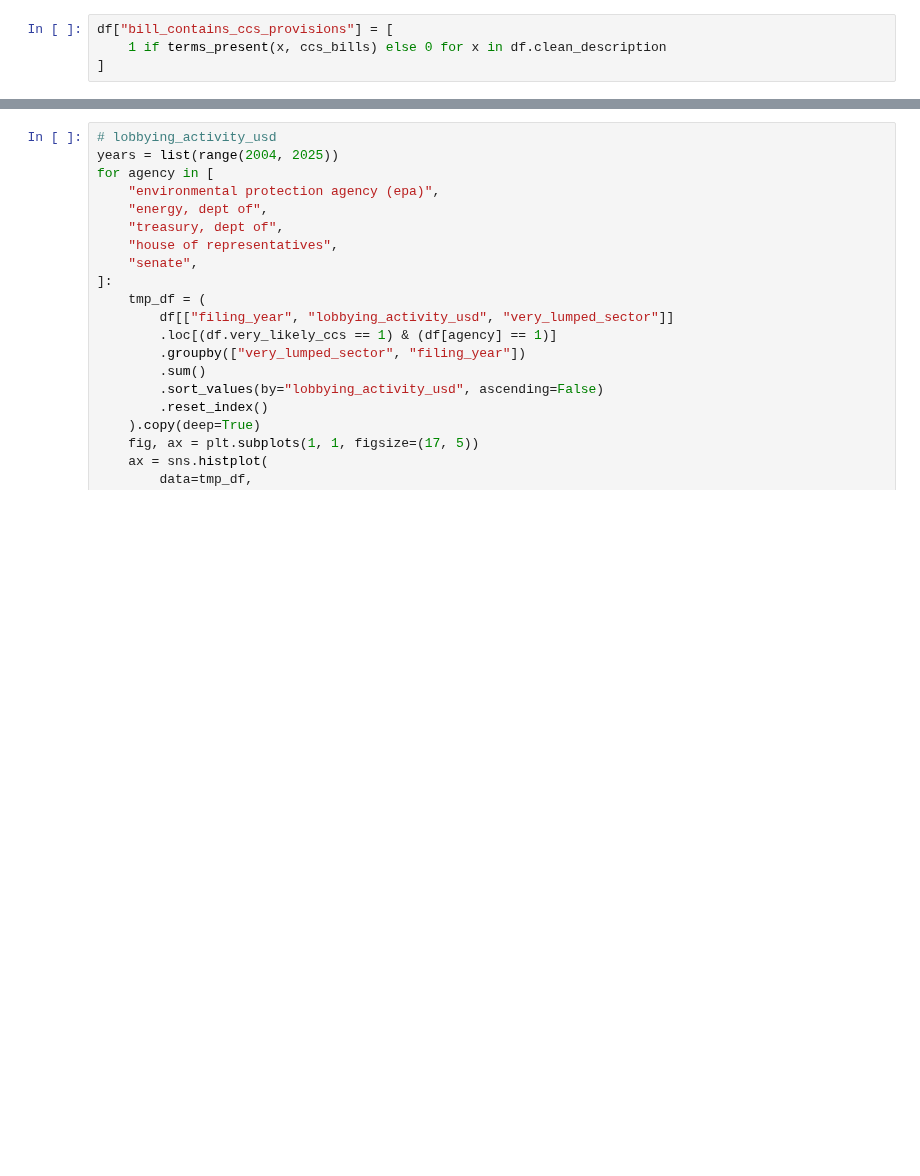
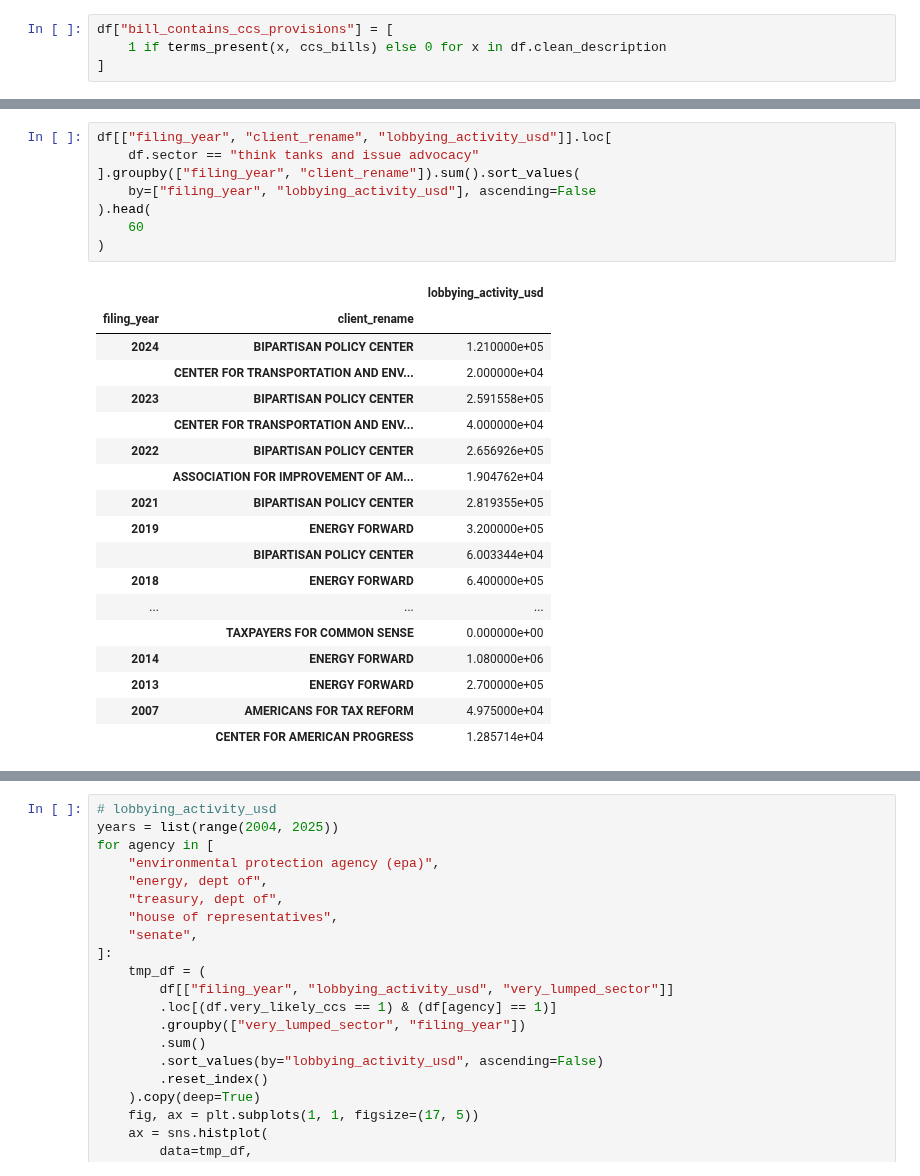
Before and after one commit to lindseygulden/leg-up, a Jupyter notebook: projects/lobbying/analysis.ipynb, the cells around one changed output, grey strips where cells are left out. Drawn from its saved outputs; the diff is of its cells as text; blank space fills up the shorter version.

```diff
--- a/projects/lobbying/analysis.ipynb
+++ b/projects/lobbying/analysis.ipynb
@@ -171 +267,28 @@ very_lumped_order = list(
+# %%
+df[["filing_year", "client_rename", "lobbying_activity_usd"]].loc[
+    df.sector == "think tanks and issue advocacy"
+].groupby(["filing_year", "client_rename"]).sum().sort_values(
+    by=["filing_year", "lobbying_activity_usd"], ascending=False
+).head(
+    60
+)
+# %% [output]
+|  |  | lobbying_activity_usd |
+| filing_year | client_rename |  |
+| 2024 | BIPARTISAN POLICY CENTER | 1.210000e+05 |
+|  | CENTER FOR TRANSPORTATION AND ENV... | 2.000000e+04 |
+| 2023 | BIPARTISAN POLICY CENTER | 2.591558e+05 |
+|  | CENTER FOR TRANSPORTATION AND ENV... | 4.000000e+04 |
+| 2022 | BIPARTISAN POLICY CENTER | 2.656926e+05 |
+|  | ASSOCIATION FOR IMPROVEMENT OF AM... | 1.904762e+04 |
+| 2021 | BIPARTISAN POLICY CENTER | 2.819355e+05 |
+| 2019 | ENERGY FORWARD | 3.200000e+05 |
+|  | BIPARTISAN POLICY CENTER | 6.003344e+04 |
+| 2018 | ENERGY FORWARD | 6.400000e+05 |
+| ... | ... | ... |
+|  | TAXPAYERS FOR COMMON SENSE | 0.000000e+00 |
+| 2014 | ENERGY FORWARD | 1.080000e+06 |
+| 2013 | ENERGY FORWARD | 2.700000e+05 |
+| 2007 | AMERICANS FOR TAX REFORM | 4.975000e+04 |
+|  | CENTER FOR AMERICAN PROGRESS | 1.285714e+04 |
 # %%
```
Also changed, not shown: parts of 14 cells of this notebook, 3 other files.
